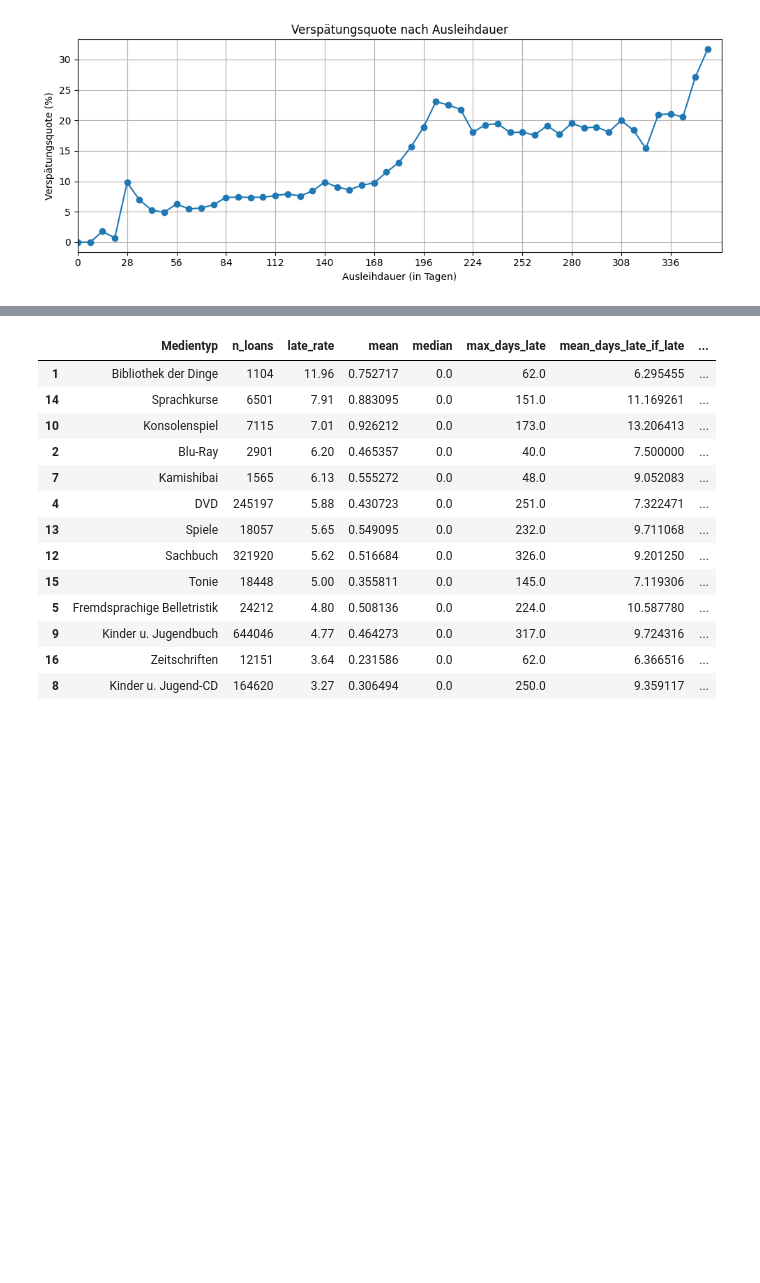
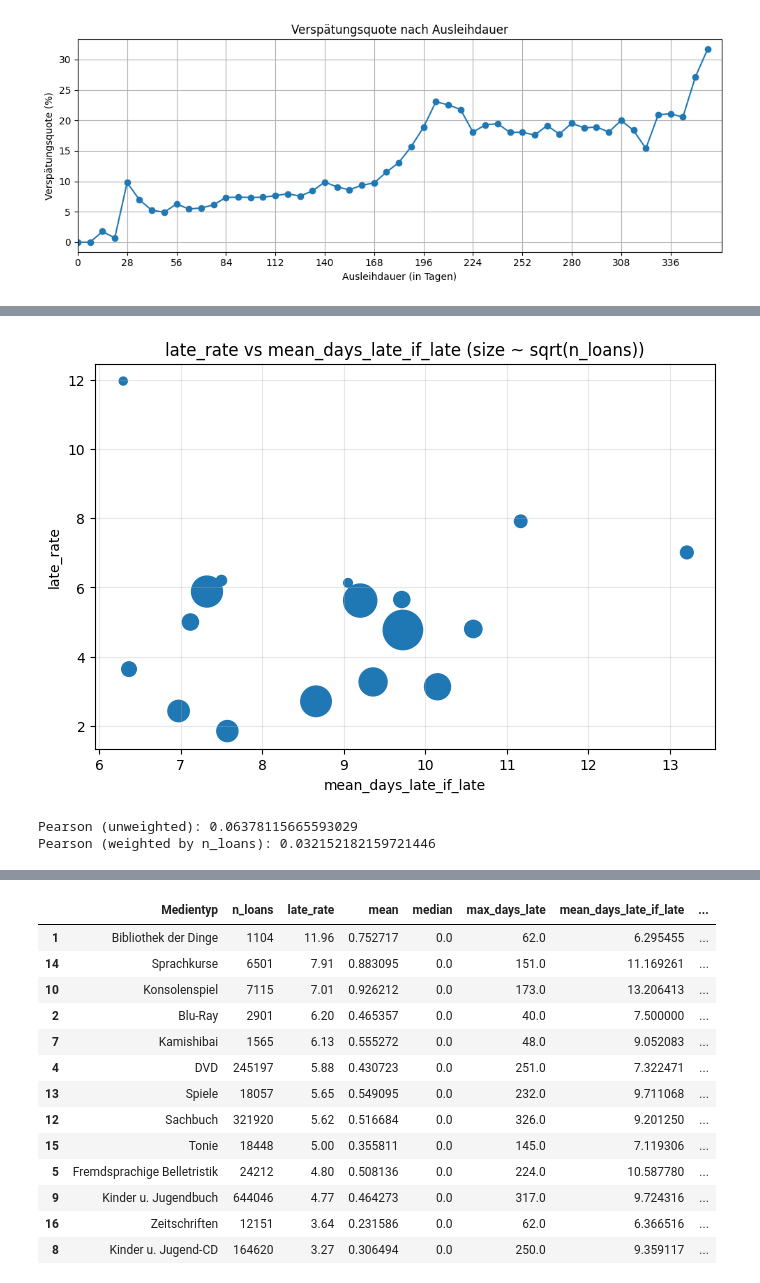
Before and after one commit to RobinAllgeier/Data_Literacy, a Jupyter notebook: exp/nr_01_eda_media-types.ipynb, the cells around one changed output, grey strips where cells are left out. Drawn from its saved outputs; the diff is of its cells as text; code cells hidden in the pictures; blank space fills up the shorter version.

```diff
--- a/exp/nr_01_eda_media-types.ipynb
+++ b/exp/nr_01_eda_media-types.ipynb
@@ -741,0 +977,57 @@ display(days_late_table)
+# %%
+df = days_late_table.copy()
+##df = days_late_table[days_late_table["Medientyp"] != "Bibliothek der Dinge"].copy()
+
+# sicherstellen, dass numeric
+cols = [
+    "n_loans",
+    "late_rate",
+    "mean_days_late_if_late",
+    "p90_days_late",
+    "mean_days_late_per_loan_duration",
+]
+for c in cols:
+    df[c] = pd.to_numeric(df[c], errors="coerce")
+
+# optional: sinnvoll filtern, damit winzige Gruppen nicht dominieren
+df = df[df["n_loans"] >= 100].dropna(subset=["mean_days_late_if_late"])
+
+# y-Variable wählen:
+y_col = "late_rate"   # Alternative: "p90_days_late" oder "mean_days_late_per_loan_duration"
+x_col = "mean_days_late_if_late"
+
+# expected severity score (optional)
+df["expected_days_late_per_loan"] = df["late_rate"] * df["mean_days_late_if_late"] / 100
+
+# Scatter
+plt.figure(figsize=(8, 5))
+plt.scatter(df[x_col], df[y_col], s=np.sqrt(df["n_loans"]))  # Größe ~ sqrt(n)
+plt.xlabel(x_col)
+plt.ylabel(y_col)
+plt.title(f"{y_col} vs {x_col} (size ~ sqrt(n_loans))")
+plt.grid(True, alpha=0.3)
+plt.show()
+
+# Pearson (ungewichtet)
+pearson = df[[x_col, y_col]].corr(method="pearson").iloc[0, 1]
+print("Pearson (unweighted):", pearson)
+
+# Weighted Pearson (Gewichte = n_loans)
+w = df["n_loans"].to_numpy(dtype=float)
+x = df[x_col].to_numpy(dtype=float)
+y = df[y_col].to_numpy(dtype=float)
+
+def weighted_corr(x, y, w):
+    w = w / w.sum()
+    mx = np.sum(w * x)
+    my = np.sum(w * y)
+    cov = np.sum(w * (x - mx) * (y - my))
+    vx = np.sum(w * (x - mx) ** 2)
+    vy = np.sum(w * (y - my) ** 2)
+    return cov / np.sqrt(vx * vy)
+
+print("Pearson (weighted by n_loans):", weighted_corr(x, y, w))
+# %% [output]
+[figure, added]
+Pearson (unweighted): 0.06378115665593029
+Pearson (weighted by n_loans): 0.032152182159721446
```
Also changed, not shown: parts of 44 cells of this notebook.
